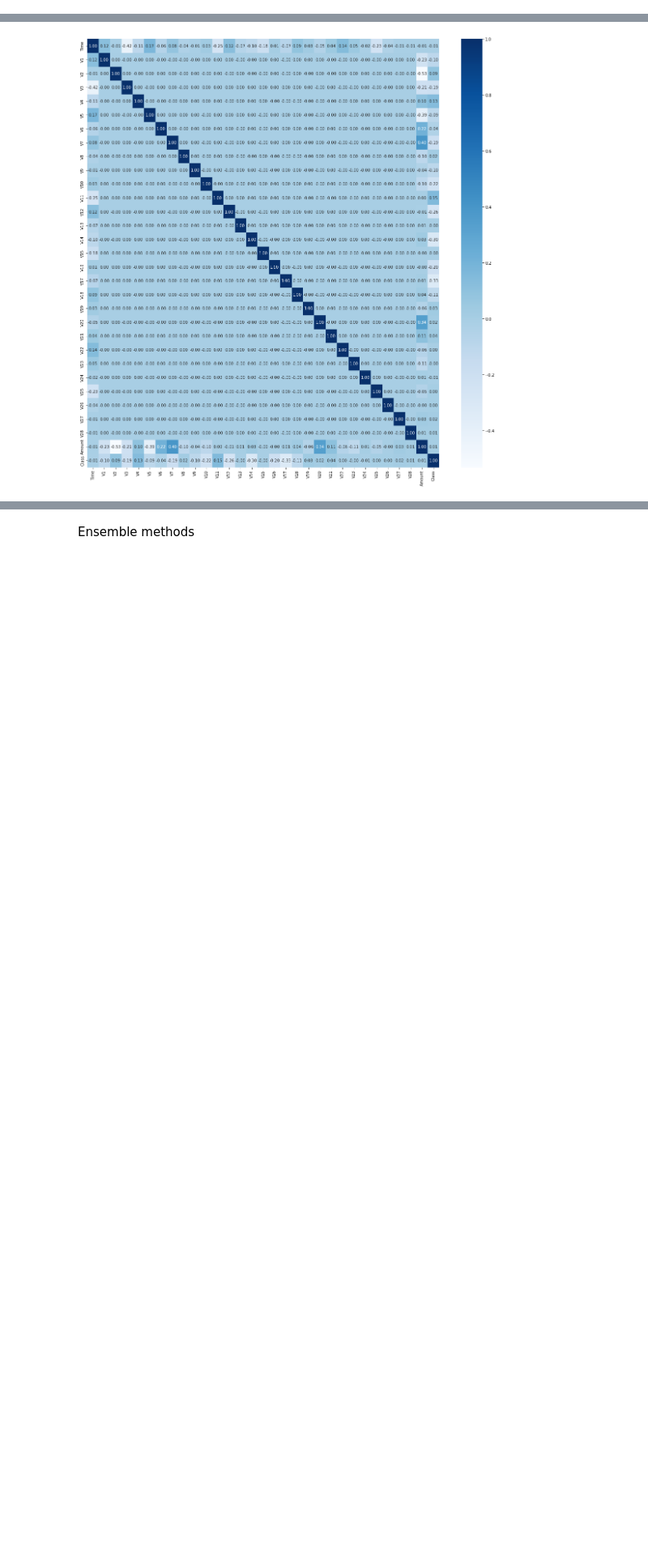
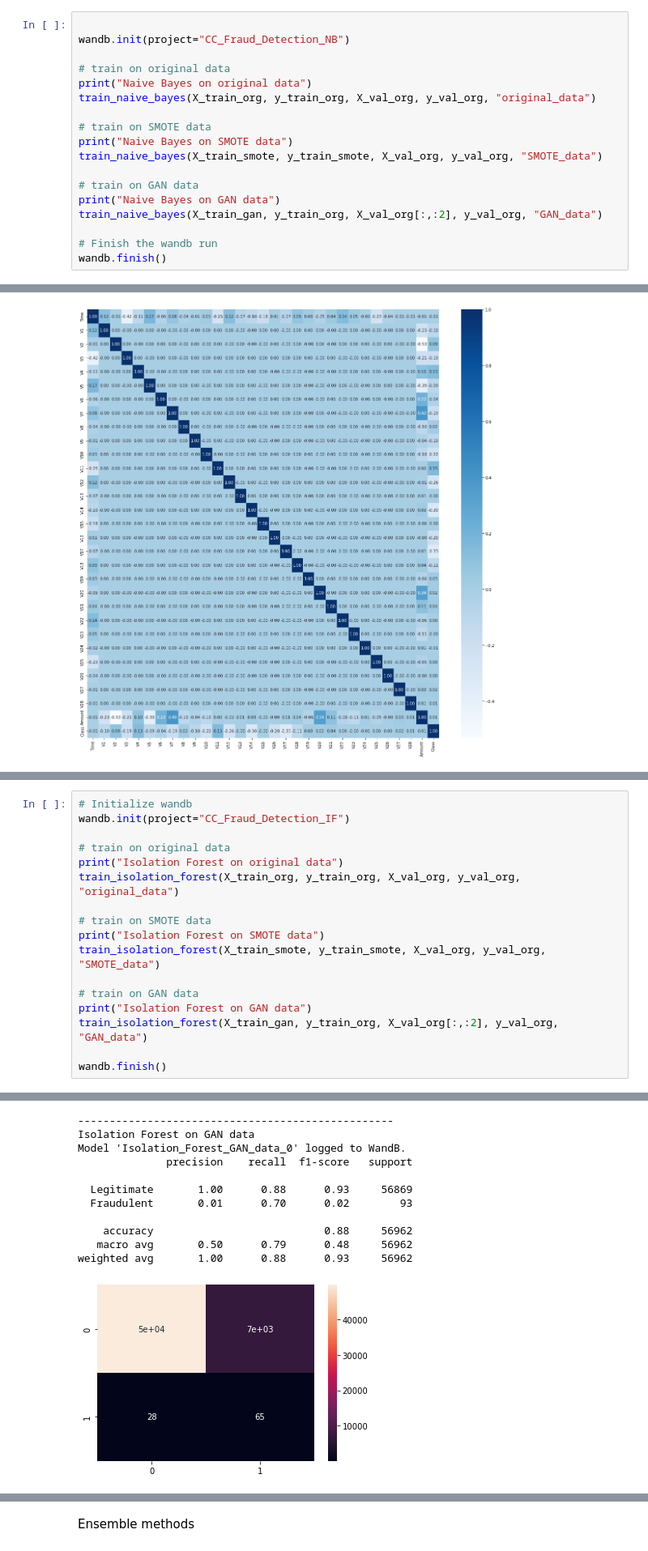
Before and after one commit to vladvuc/ML-Group-51, a Jupyter notebook: Credit Card Fraud.ipynb, the cells around one changed output, grey strips where cells are left out. Shown: that part at 81% size. Cells and saved outputs as stored; diff of their text form; blank space fills up the shorter version.

```diff
--- a/Credit Card Fraud.ipynb
+++ b/Credit Card Fraud.ipynb
@@ -527,0 +503,18 @@ X_val_org[:,:2].shape
+# %%
+
+wandb.init(project="CC_Fraud_Detection_NB")
+
+# train on original data
+print("Naive Bayes on original data")
+train_naive_bayes(X_train_org, y_train_org, X_val_org, y_val_org, "original_data")
+
+# train on SMOTE data
+print("Naive Bayes on SMOTE data")
+train_naive_bayes(X_train_smote, y_train_smote, X_val_org, y_val_org, "SMOTE_data")
+
+# train on GAN data
+print("Naive Bayes on GAN data")
+train_naive_bayes(X_train_gan, y_train_org, X_val_org[:,:2], y_val_org, "GAN_data")
+
+# Finish the wandb run
+wandb.finish()
@@ -725,0 +618,18 @@ InvalidParameterError: The 'base_estimator' parameter of BaggingClassifier must
+# %%
+# Initialize wandb
+wandb.init(project="CC_Fraud_Detection_IF")
+
+# train on original data
+print("Isolation Forest on original data")
+train_isolation_forest(X_train_org, y_train_org, X_val_org, y_val_org, "original_data")
+
+# train on SMOTE data
+print("Isolation Forest on SMOTE data")
+train_isolation_forest(X_train_smote, y_train_smote, X_val_org, y_val_org, "SMOTE_data")
+
+# train on GAN data
+print("Isolation Forest on GAN data")
+train_isolation_forest(X_train_gan, y_train_org, X_val_org[:,:2], y_val_org, "GAN_data")
+
+wandb.finish()
+# %% [output]
@@ -725,0 +664,12 @@ InvalidParameterError: The 'base_estimator' parameter of BaggingClassifier must
+--------------------------------------------------
+Isolation Forest on GAN data
+Model 'Isolation_Forest_GAN_data_0' logged to WandB.
+              precision    recall  f1-score   support
+
+  Legitimate       1.00      0.88      0.93     56869
+  Fraudulent       0.01      0.70      0.02        93
+
+    accuracy                           0.88     56962
+   macro avg       0.50      0.79      0.48     56962
+weighted avg       1.00      0.88      0.93     56962
+[figure, added]
```
Also changed, not shown: parts of 41 cells of this notebook.
